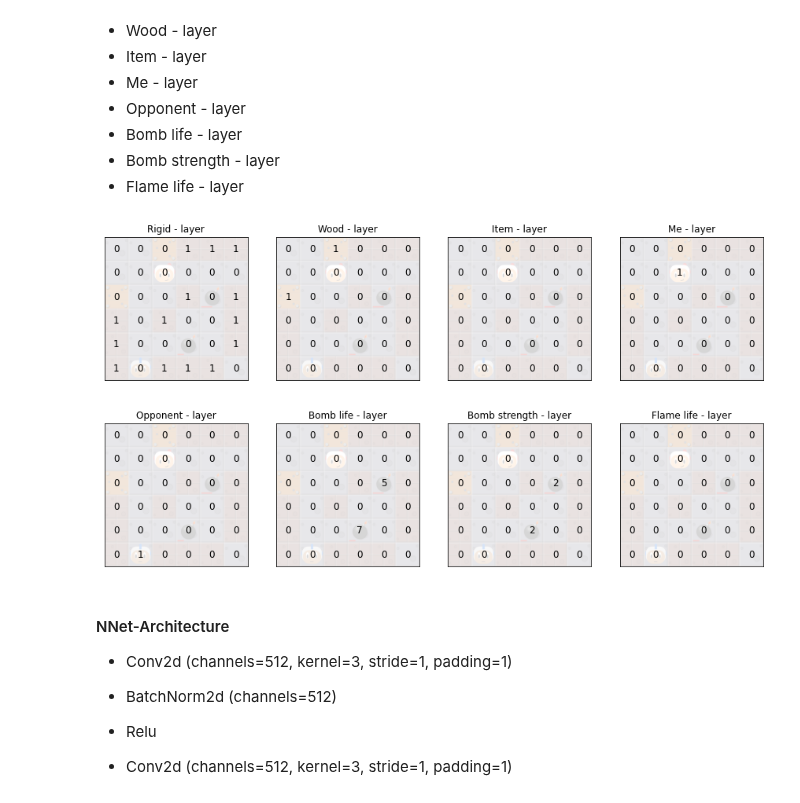
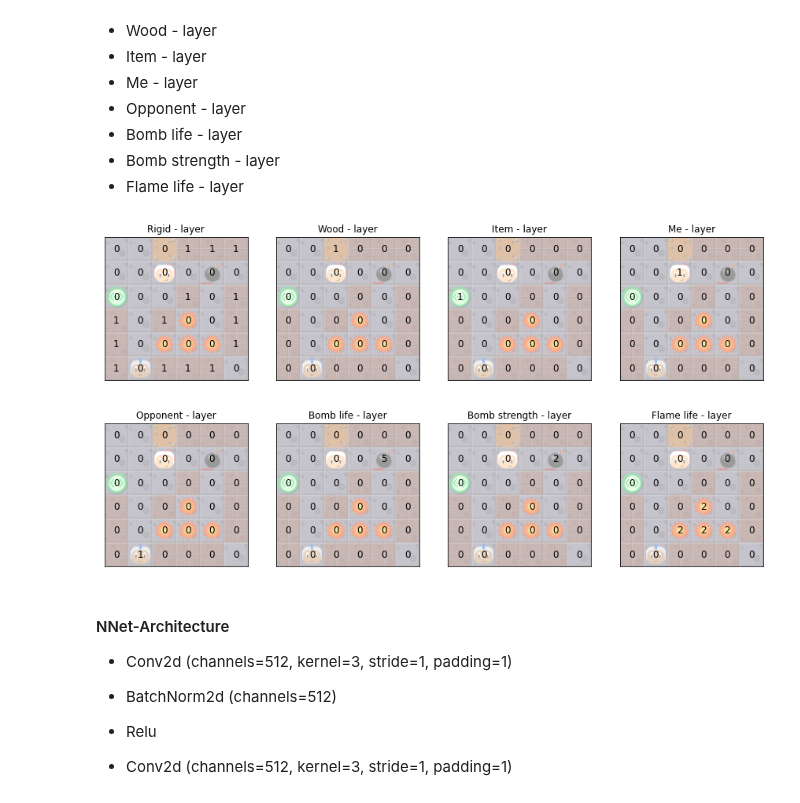
Before and after one commit to MaxU11/playground, a Jupyter notebook: notebooks/NNet_Agent.ipynb, the cells around one changed output. Drawn from its saved outputs; the diff is of its cells as text; code cells hidden in the pictures.

```diff
--- a/notebooks/NNet_Agent.ipynb
+++ b/notebooks/NNet_Agent.ipynb
@@ -84,12 +84,12 @@ def visual_matrix(mat, ax, image=None, alpha=0.3):
 game_type = constants.GameType(4)
 
 board = [[ 0,  0,  2,  1,  1,  1],
-         [ 0,  0, 10,  0,  0,  0],
-         [ 2,  0,  0,  1,  3,  1],
-         [ 1,  0,  1,  0,  0,  1],
-         [ 1,  0,  0,  3,  0,  1],
+         [ 0,  0, 10,  0,  3,  0],
+         [ 7,  0,  0,  1,  0,  1],
+         [ 1,  0,  1,  4,  0,  1],
+         [ 1,  0,  4,  4,  4,  1],
          [ 1, 11,  1,  1,  1,  0]]
-bomb_info = [(0, 5, 2, None), (1, 3, 2, None)]
+bomb_info = [(0, 5, 2, None)]
 
 game_state = my_utility.get_gamestate(board, bomb_info)
 game_data = my_utility.get_gamedata(game_state, game_type)
@@ -143,17 +143,17 @@ Split canonical board into 8 channels:
 # %%
 _, c_board = NN_Agent.get_canonical_board_str_from_data(game_data, 0)
 
 nnet = PommermanNNet(**nn_args)
 nn_input = nnet.get_nn_input(c_board)
 
 fig, axs = plt.subplots(2, 4, figsize=(15,8))
 titles = ['Rigid - layer', 'Wood - layer', 'Item - layer', 'Me - layer', 'Opponent - layer', 'Bomb life - layer', 'Bomb strength - layer', 'Flame life - layer']
 axes = [axs[0,0], axs[0,1], axs[0,2], axs[0,3], axs[1,0], axs[1,1], axs[1,2], axs[1,3]]
 for i in range(nn_input.shape[0]):
     axes[i].set_title(titles[i])
-    visual_matrix(nn_input[i], axes[i], image, 0.2)
+    visual_matrix(nn_input[i], axes[i], image, 0.5)
 # %% [output]
-[figure, old version]
+[figure, new version]
 # %% [markdown]
 <h4>NNet-Architecture</h4>
 
```
Also changed, not shown: parts of 4 cells of this notebook, 16 other files.
